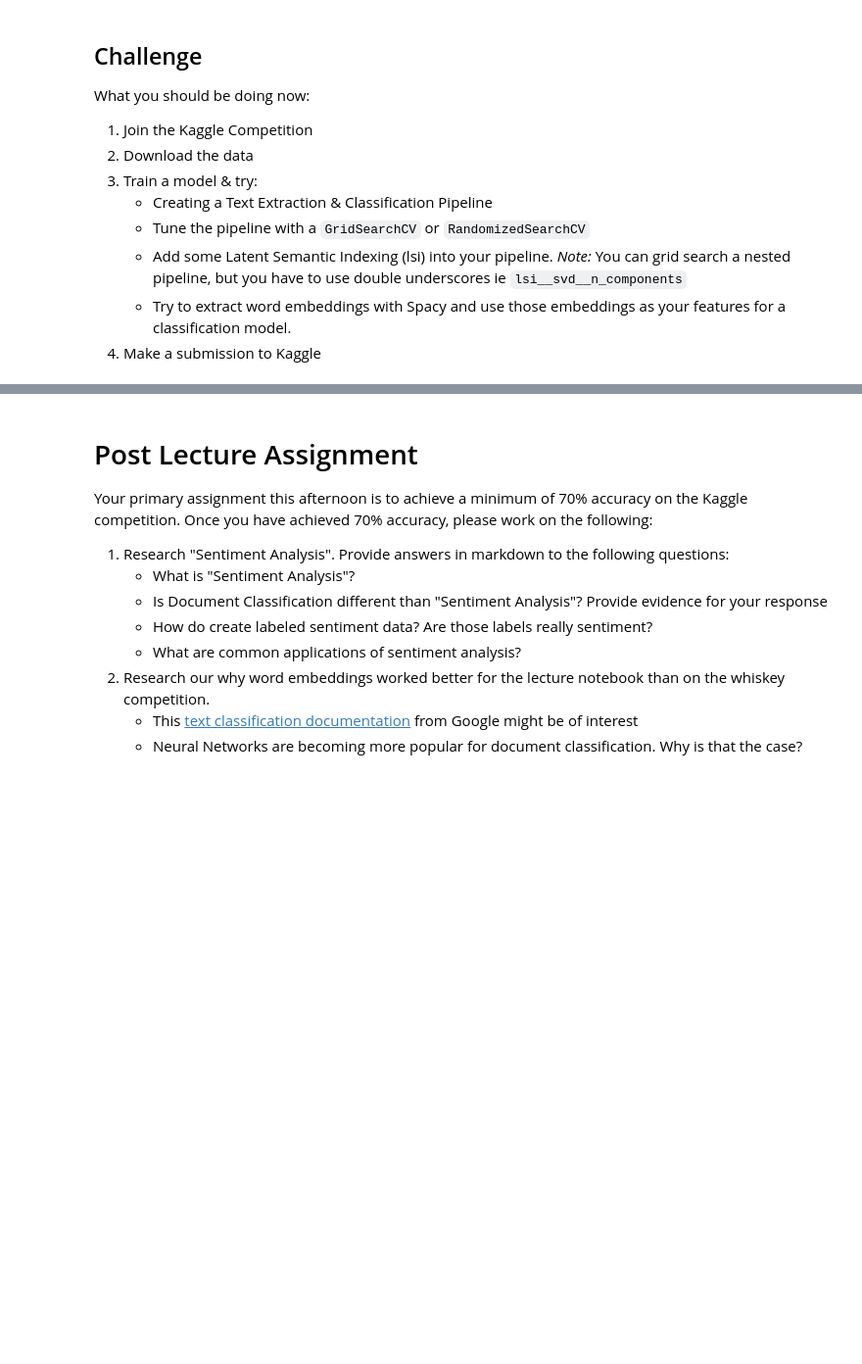
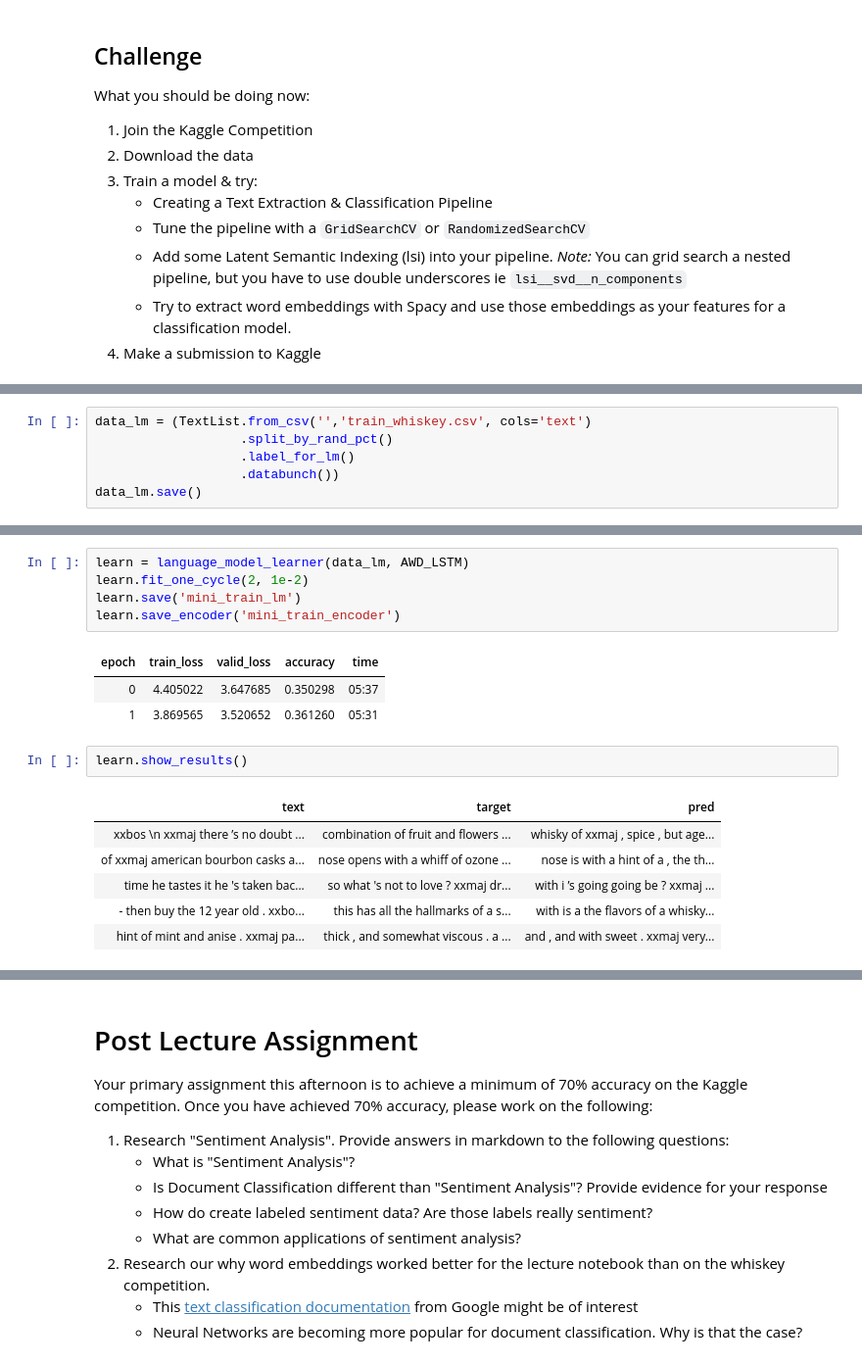
Before and after one commit to oferbaharav/DS-Unit-4-Sprint-1-NLP, a Jupyter notebook: module3-document-classification/LS_DSPT3_413_Document_Classification_Assignment.ipynb, the cells around one changed output, grey strips where cells are left out. Shown: that part at 98% size. Drawn from its saved outputs; the diff is of its cells as text; blank space fills up the shorter version.

```diff
--- a/module3-document-classification/LS_DSPT3_413_Document_Classification_Assignment.ipynb
+++ b/module3-document-classification/LS_DSPT3_413_Document_Classification_Assignment.ipynb
@@ -415,0 +471,6 @@ What you should be doing now:
+# %%
+data_lm = (TextList.from_csv('','train_whiskey.csv', cols='text')
+                   .split_by_rand_pct()
+                   .label_for_lm()
+                   .databunch())
+data_lm.save()
@@ -415,0 +489,18 @@ What you should be doing now:
+# %%
+learn = language_model_learner(data_lm, AWD_LSTM)
+learn.fit_one_cycle(2, 1e-2)
+learn.save('mini_train_lm')
+learn.save_encoder('mini_train_encoder')
+# %% [output]
+| epoch | train_loss | valid_loss | accuracy | time |
+| 0 | 4.405022 | 3.647685 | 0.350298 | 05:37 |
+| 1 | 3.869565 | 3.520652 | 0.361260 | 05:31 |
+# %%
+learn.show_results()
+# %% [output]
+| text | target | pred |
+| xxbos \n xxmaj there ’s no doubt ... | combination of fruit and flowers ... | whisky of xxmaj , spice , but age... |
+| of xxmaj american bourbon casks a... | nose opens with a whiff of ozone ... | nose is with a hint of a , the th... |
+| time he tastes it he 's taken bac... | so what 's not to love ? xxmaj dr... | with i ’s going going be ? xxmaj ... |
+| - then buy the 12 year old . xxbo... | this has all the hallmarks of a s... | with is a the flavors of a whisky... |
+| hint of mint and anise . xxmaj pa... | thick , and somewhat viscous . a ... | and , and with sweet . xxmaj very... |
```
Also changed, not shown: parts of 37 cells of this notebook, 2 other files.
